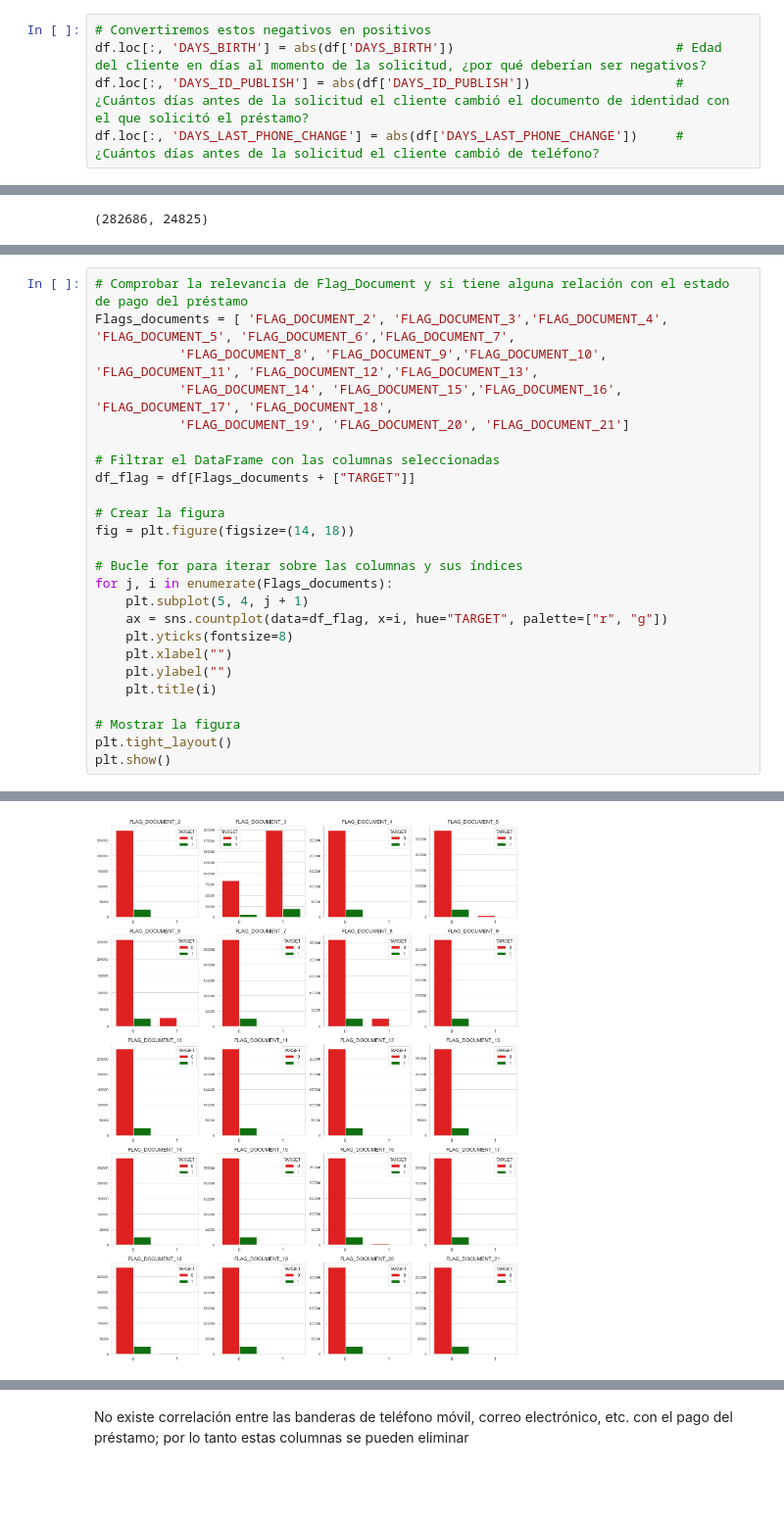
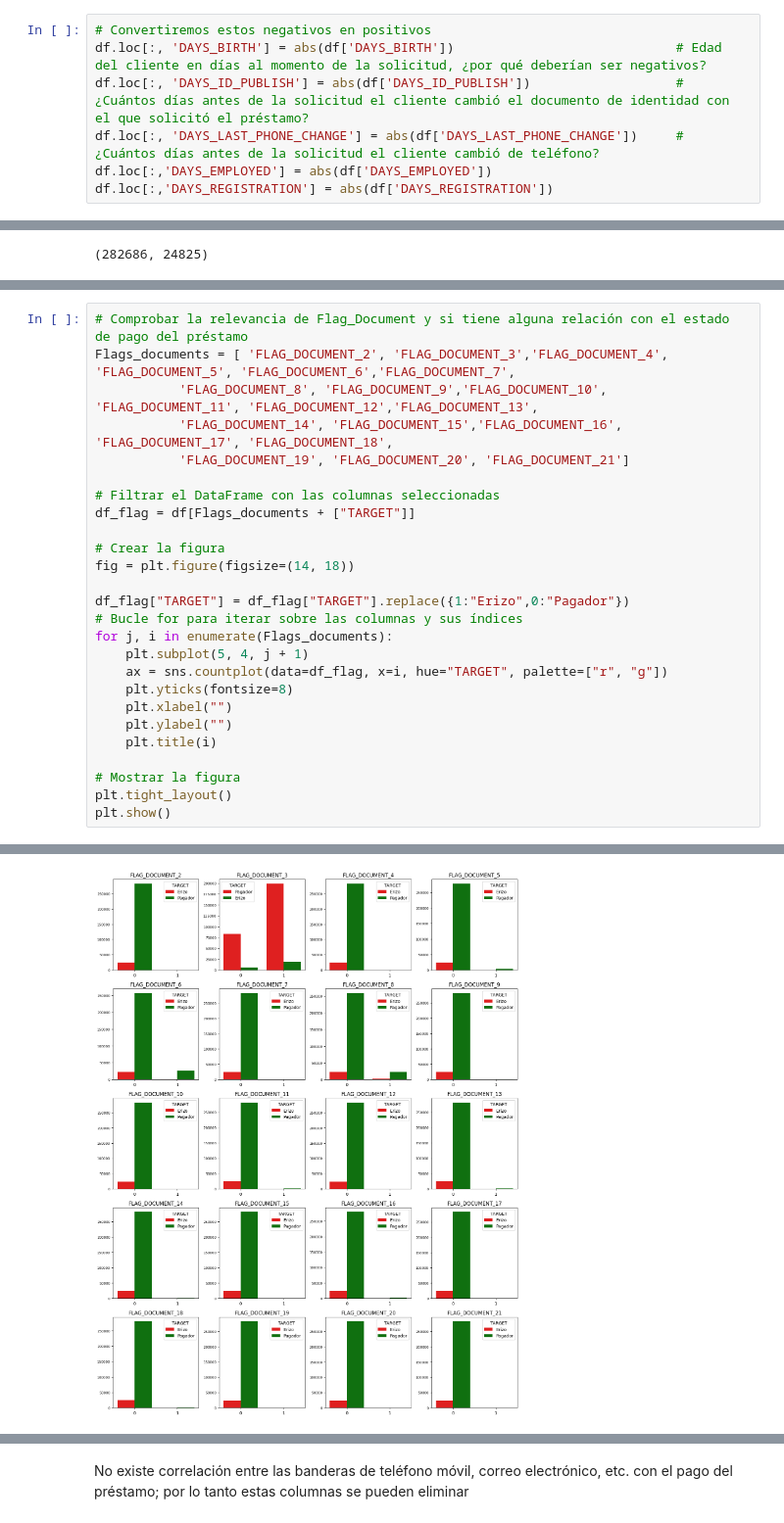
Before and after one commit to JairAmaro/Portafolio, a Jupyter notebook: Simulacion/nombre.ipynb, the cells around one changed output, grey strips where cells are left out. Shown at 98% size. Drawn from its saved outputs; the diff is of its cells as text; blank space fills up the shorter version.

```diff
--- a/Simulacion/nombre.ipynb
+++ b/Simulacion/nombre.ipynb
@@ -108,3 +110,5 @@ df
 df.loc[:, 'DAYS_BIRTH'] = abs(df['DAYS_BIRTH'])                             # Edad del cliente en días al momento de la solicitud, ¿por qué deberían ser negativos?
 df.loc[:, 'DAYS_ID_PUBLISH'] = abs(df['DAYS_ID_PUBLISH'])                   # ¿Cuántos días antes de la solicitud el cliente cambió el documento de identidad con el que solicitó el préstamo?
 df.loc[:, 'DAYS_LAST_PHONE_CHANGE'] = abs(df['DAYS_LAST_PHONE_CHANGE'])     # ¿Cuántos días antes de la solicitud el cliente cambió de teléfono?
+df.loc[:,'DAYS_EMPLOYED'] = abs(df['DAYS_EMPLOYED'])
+df.loc[:,'DAYS_REGISTRATION'] = abs(df['DAYS_REGISTRATION'])
@@ -177,6 +148,7 @@ df_flag = df[Flags_documents + ["TARGET"]]
 # Crear la figura
 fig = plt.figure(figsize=(14, 18))
 
+df_flag["TARGET"] = df_flag["TARGET"].replace({1:"Erizo",0:"Pagador"})
 # Bucle for para iterar sobre las columnas y sus índices
 for j, i in enumerate(Flags_documents):
     plt.subplot(5, 4, j + 1)
@@ -193,2 +170,2 @@ plt.show()
-[figure, old version]
+[figure, new version]
 # %% [markdown]
```
Also changed, not shown: parts of 26 cells of this notebook.
